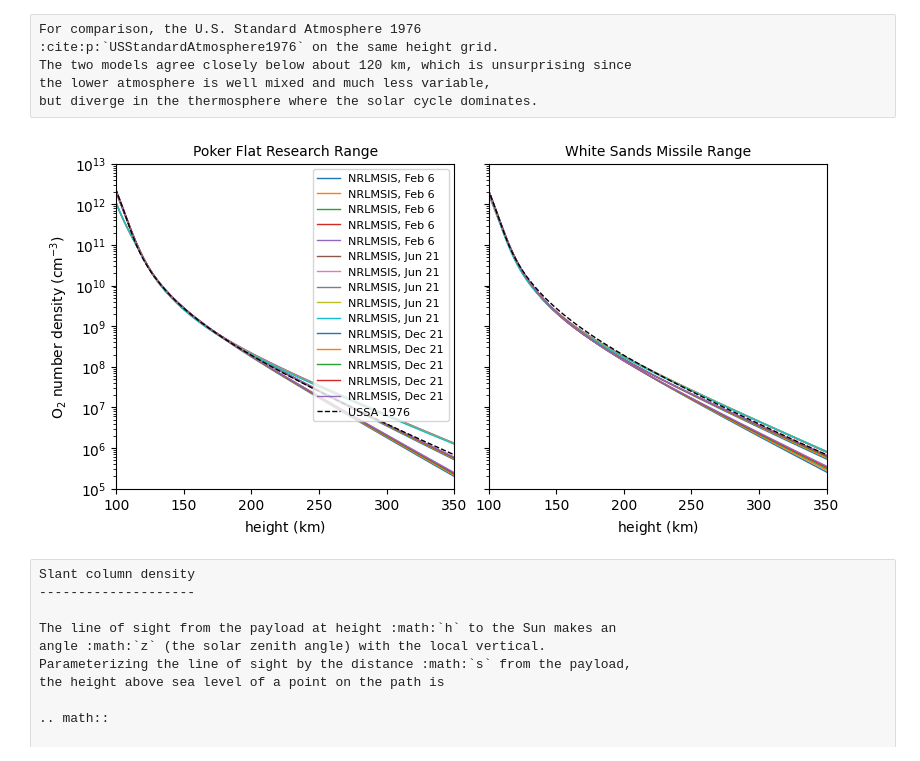
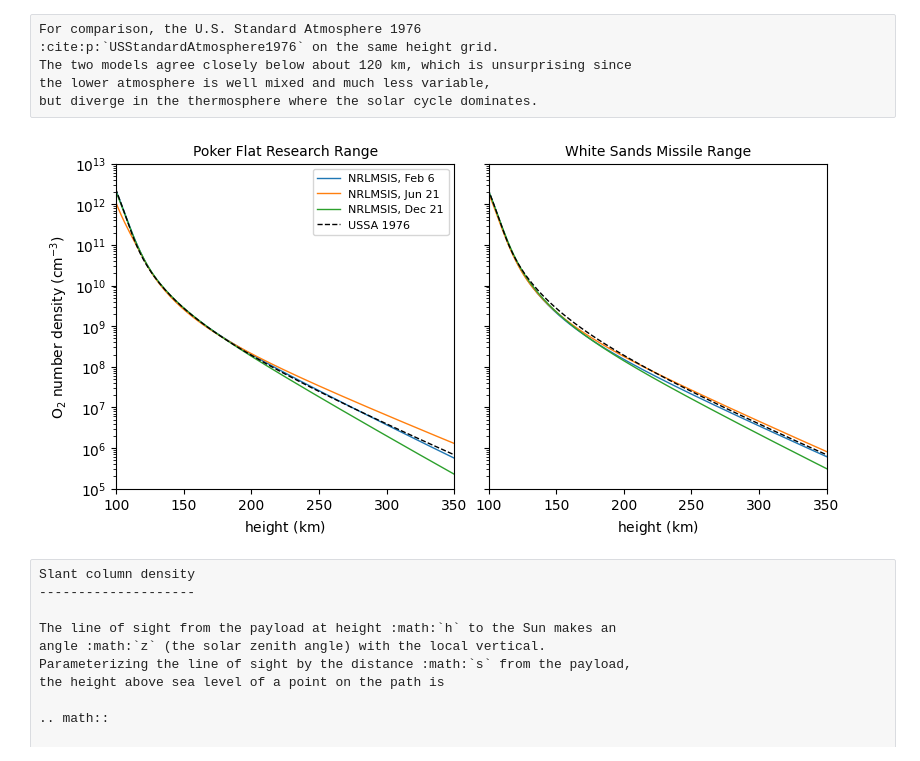
Before and after one commit to Kankelborg-Group/furst-optics, a Jupyter notebook: docs/reports/atmospheric-transmission.ipynb, the cells around one changed output. Cells and saved outputs as stored; diff of their text form; code cells hidden in the pictures.

```diff
--- a/docs/reports/atmospheric-transmission.ipynb
+++ b/docs/reports/atmospheric-transmission.ipynb
@@ -388,35 +388,35 @@ fig, axs = plt.subplots(
     constrained_layout=True,
 )
 for i, site in enumerate(sites):
     ax = axs[i]
     for label, d in [("Feb 6", date_launch_min), ("Jun 21", date_launch_max), ("Dec 21", f"{year}-12-21")]:
         na.plt.plot(
             z_model,
-            n_o2[{axis_site: i, axis_time: index_date(d)}],
+            n_o2[{axis_site: i, axis_time: index_date(d), axis_offset: index_noon}],
             ax=ax,
             axis=axis_z,
             label=f"NRLMSIS, {label}",
             linewidth=1,
         )
     na.plt.plot(
         z_model,
         n_o2_ussa,
         ax=ax,
         axis=axis_z,
         color="black",
         linestyle="--",
         linewidth=1,
         label="USSA 1976",
     )
     ax.set_yscale("log")
     ax.set_xlim(100, 350)
     ax.set_ylim(1e5, 1e13)
     ax.set_title(site, fontsize=10)
     ax.set_xlabel(f"height ({u.km:latex_inline})")
 axs[0].set_ylabel(f"O$_2$ number density ({u.cm**-3:latex_inline})")
 axs[0].legend(fontsize=8);
 # %% [output]
-[figure, old version]
+[figure, new version]
 # %% [raw]
 Slant column density
 --------------------
```
Also changed, not shown: parts of 2 cells of this notebook.
